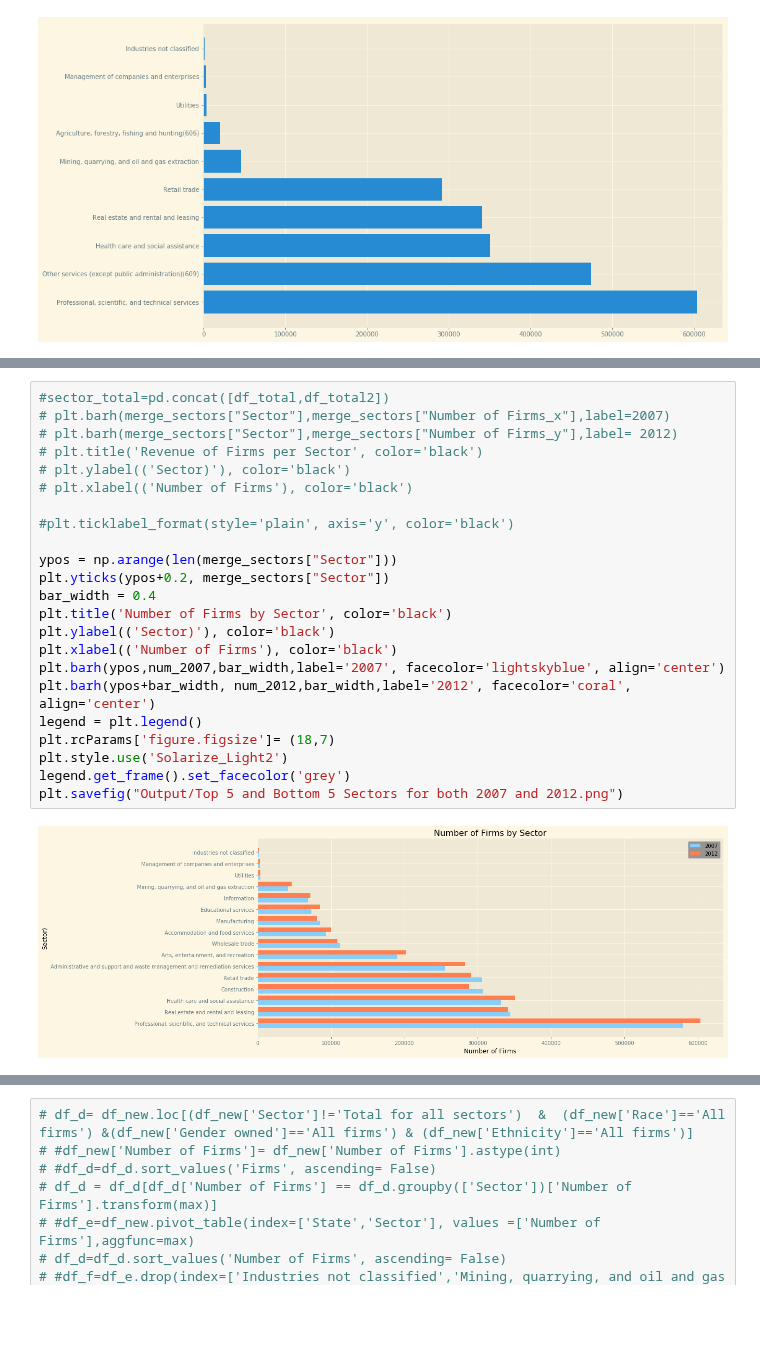
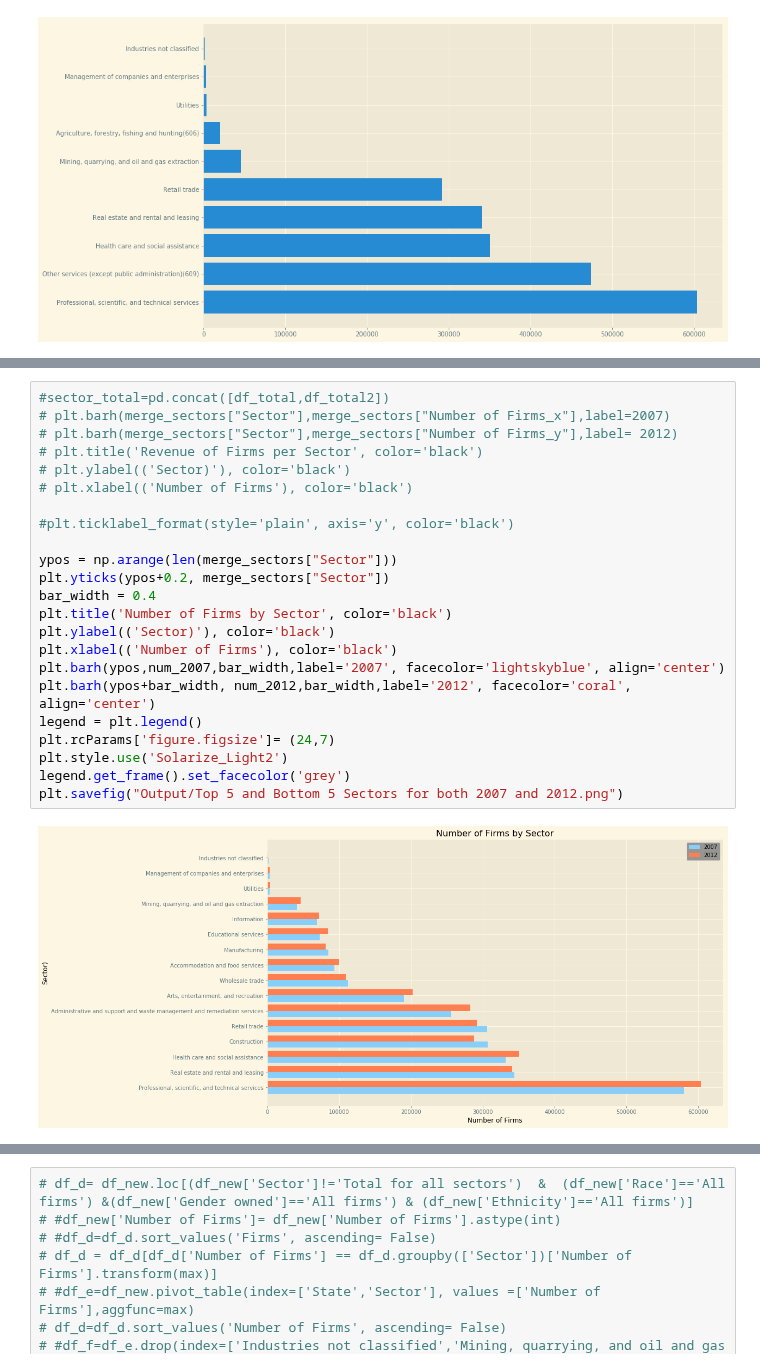
Before and after one commit to tafolabi/Project_Alpha, a Jupyter notebook: 2007.ipynb, the cells around one changed output, grey strips where cells are left out. Saved outputs shown, nothing was run; the diff lists cells and outputs as text; blank space fills up the shorter version.

Commit message:
trying to get the full display of my chart

```diff
--- a/2007.ipynb
+++ b/2007.ipynb
@@ -600,28 +604,28 @@ Name: Number of Firms_y, dtype: int64
 # %%
 #sector_total=pd.concat([df_total,df_total2])
 # plt.barh(merge_sectors["Sector"],merge_sectors["Number of Firms_x"],label=2007)
 # plt.barh(merge_sectors["Sector"],merge_sectors["Number of Firms_y"],label= 2012)
 # plt.title('Revenue of Firms per Sector', color='black')
 # plt.ylabel(('Sector)'), color='black')
 # plt.xlabel(('Number of Firms'), color='black')
 
 #plt.ticklabel_format(style='plain', axis='y', color='black')
 
 ypos = np.arange(len(merge_sectors["Sector"]))
 plt.yticks(ypos+0.2, merge_sectors["Sector"])
 bar_width = 0.4
 plt.title('Number of Firms by Sector', color='black')
 plt.ylabel(('Sector)'), color='black')
 plt.xlabel(('Number of Firms'), color='black')
 plt.barh(ypos,num_2007,bar_width,label='2007', facecolor='lightskyblue', align='center')
 plt.barh(ypos+bar_width, num_2012,bar_width,label='2012', facecolor='coral', align='center')
 legend = plt.legend()
-plt.rcParams['figure.figsize']= (18,7)
+plt.rcParams['figure.figsize']= (24,7)
 plt.style.use('Solarize_Light2')
 legend.get_frame().set_facecolor('grey')
 plt.savefig("Output/Top 5 and Bottom 5 Sectors for both 2007 and 2012.png")
 # %% [output]
-[figure, old version]
+[figure, new version]
 # %%
 sector_total=pd.concat([df_total,df_total2])
 plt.barh(sector_total["Sector"],sector_total["Number of Firms"])
```
Also changed, not shown: parts of 3 cells of this notebook, 1 other file.
